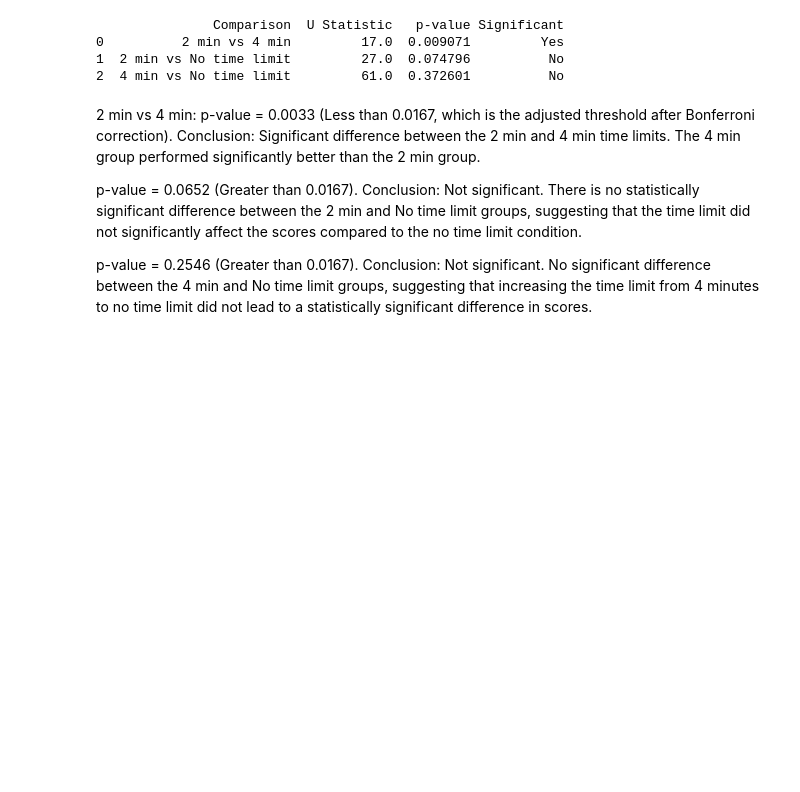
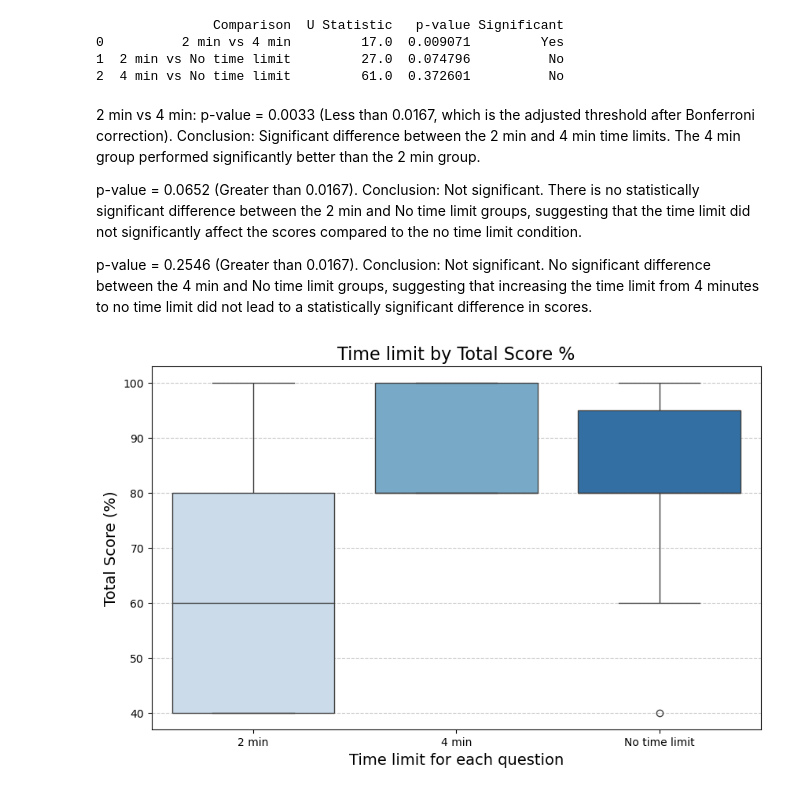
Before and after one commit to ClairNorah/ExperimentInCognitiveScience, a Jupyter notebook: analysis.ipynb, the cells around one changed output. Saved outputs shown, nothing was run; the diff lists cells and outputs as text; code cells hidden in the pictures; blank space fills up the shorter version.

```diff
--- a/analysis.ipynb
+++ b/analysis.ipynb
@@ -348,12 +475,20 @@ print(results)
 1  2 min vs No time limit         27.0  0.074796          No
 2  4 min vs No time limit         61.0  0.372601          No
 # %% [markdown]
-2 min vs 4 min:
-p-value = 0.0033 (Less than 0.0167, which is the adjusted threshold after Bonferroni correction).
-Conclusion: Significant difference between the 2 min and 4 min time limits. The 4 min group performed significantly better than the 2 min group.
+2 min vs 4 min: p-value = 0.0033 (Less than 0.0167, which is the adjusted threshold after Bonferroni correction). Conclusion: Significant difference between the 2 min and 4 min time limits. The 4 min group performed significantly better than the 2 min group.
 
-p-value = 0.0652 (Greater than 0.0167).
-Conclusion: Not significant. There is no statistically significant difference between the 2 min and No time limit groups, suggesting that the time limit did not significantly affect the scores compared to the no time limit condition.
+p-value = 0.0652 (Greater than 0.0167). Conclusion: Not significant. There is no statistically significant difference between the 2 min and No time limit groups, suggesting that the time limit did not significantly affect the scores compared to the no time limit condition.
 
-p-value = 0.2546 (Greater than 0.0167).
-Conclusion: Not significant. No significant difference between the 4 min and No time limit groups, suggesting that increasing the time limit from 4 minutes to no time limit did not lead to a statistically significant difference in scores.
+p-value = 0.2546 (Greater than 0.0167). Conclusion: Not significant. No significant difference between the 4 min and No time limit groups, suggesting that increasing the time limit from 4 minutes to no time limit did not lead to a statistically significant difference in scores.
+# %%
+data_cleaned = data.dropna(subset=['Time limit for each question', 'Total_Score_%'])
+
+plt.figure(figsize=(10, 6))
+sns.boxplot(x='Time limit for each question', y='Total_Score_%', data=data_cleaned, palette='Blues')
+plt.title('Time limit by Total Score %', fontsize=16)
+plt.ylabel('Total Score (%)', fontsize=14)
+plt.xlabel('Time limit for each question', fontsize=14)
+plt.grid(axis='y', linestyle='--', alpha=0.7)
+plt.show()
+# %% [output]
+[figure, added]
```
Also changed, not shown: parts of 37 cells of this notebook, 8 other files.
